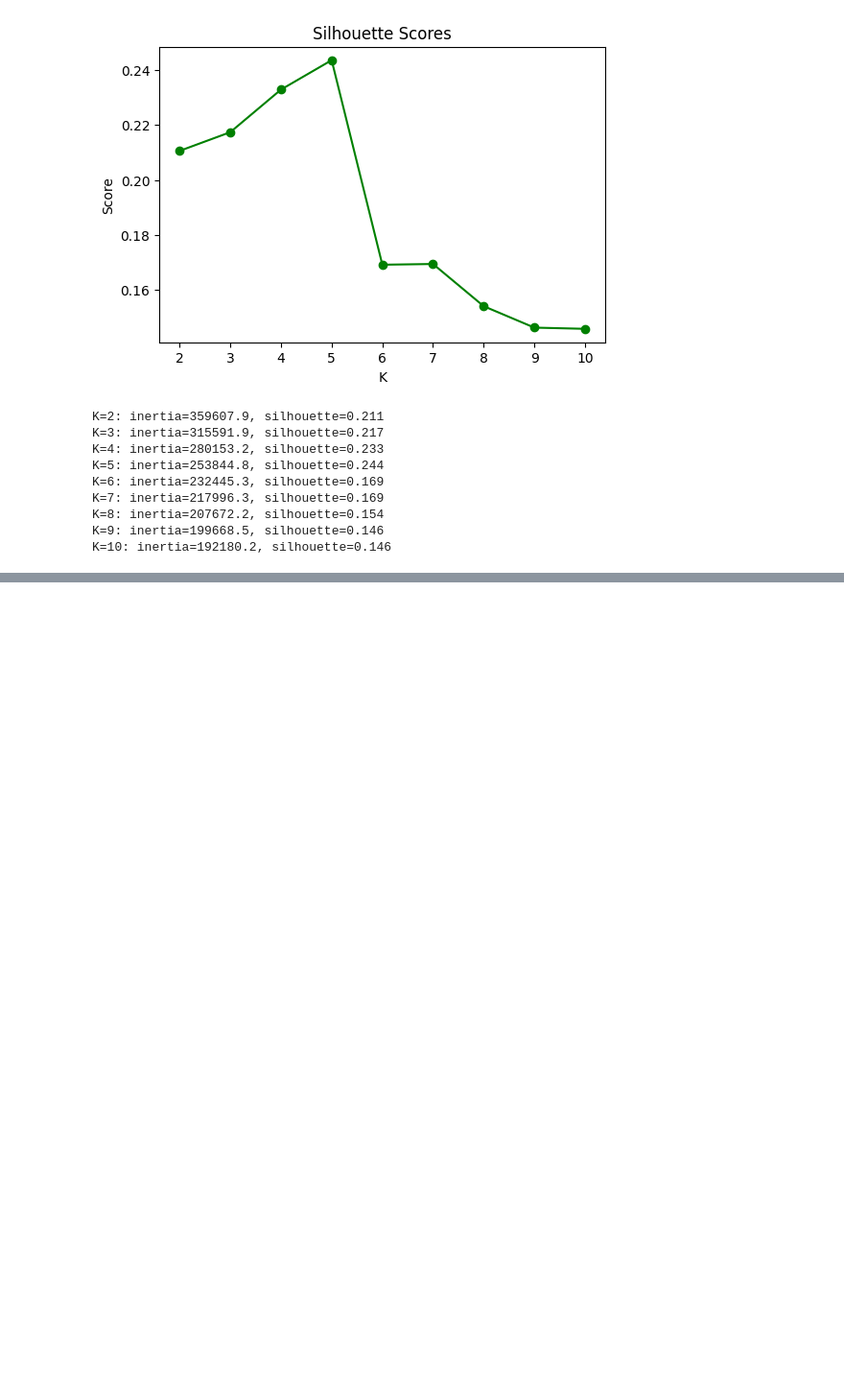
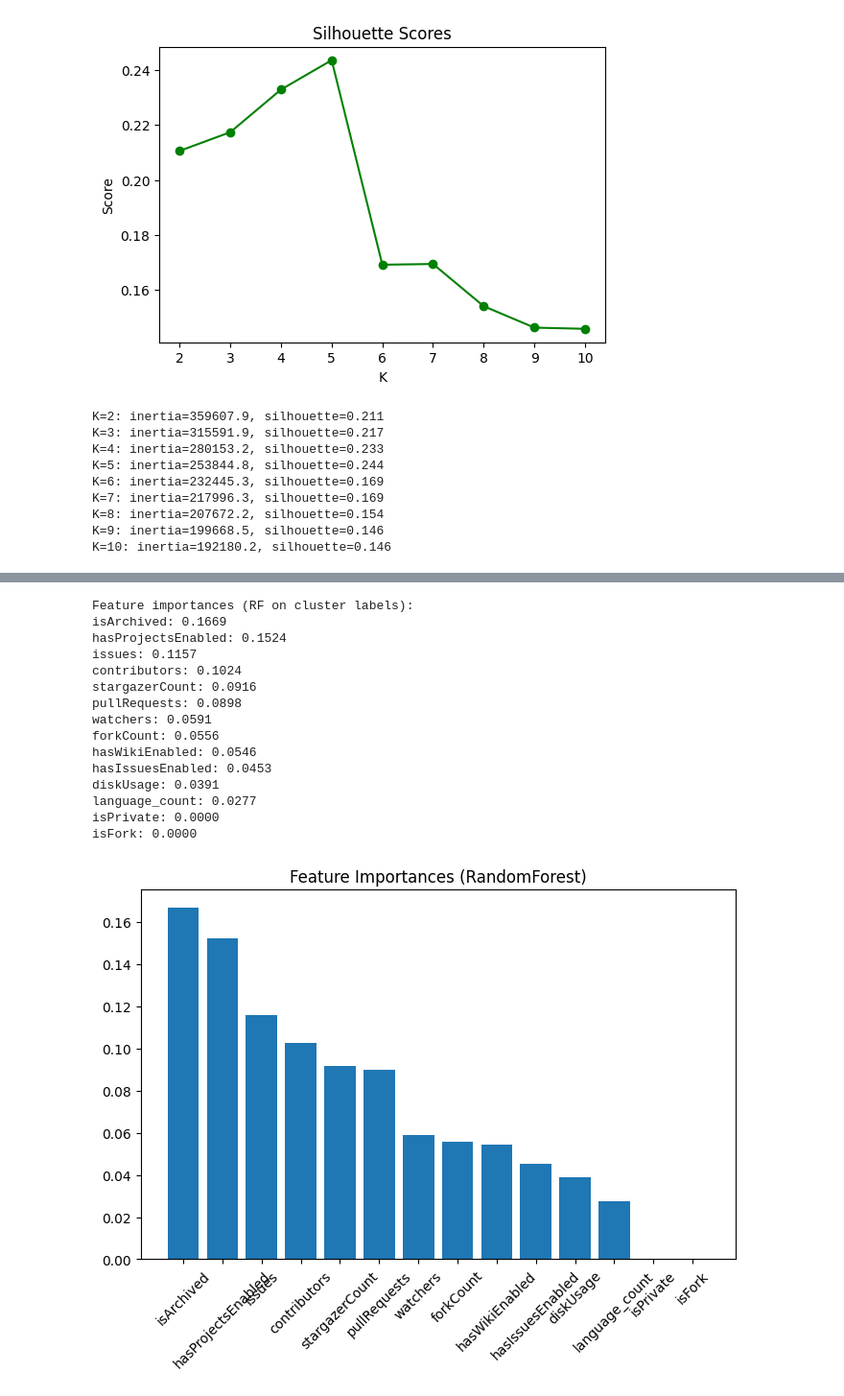
Before and after one commit to Shahbazi-Amir/SmartDevTime, a Jupyter notebook: side_project.ipynb, the cells around one changed output, grey strips where cells are left out. Shown at 96% size. Saved outputs shown, nothing was run; the diff lists cells and outputs as text; code cells hidden in the pictures; blank space fills up the shorter version.

```diff
--- a/side_project.ipynb
+++ b/side_project.ipynb
@@ -835,0 +903,47 @@ K=10: inertia=192180.2, silhouette=0.146
+# %%
+# STEP 5: Feature importance using RandomForestClassifier on cluster labels
+from sklearn.ensemble import RandomForestClassifier
+import matplotlib.pyplot as plt
+import numpy as np
+
+X_cls = df_used[feature_names].to_numpy()
+y_cls = df_used['cluster'].to_numpy()
+
+rf = RandomForestClassifier(
+    n_estimators=100,
+    random_state=42,
+    n_jobs=-1
+)
+rf.fit(X_cls, y_cls)
+
+importances = rf.feature_importances_
+indices = np.argsort(importances)[::-1]
+
+# Print feature importances
+print("Feature importances (RF on cluster labels):")
+for i in indices:
+    print(f"{feature_names[i]}: {importances[i]:.4f}")
+
+# Plot
+plt.figure(figsize=(8,5))
+plt.bar(range(len(feature_names)), importances[indices], align='center')
+plt.xticks(range(len(feature_names)), [feature_names[i] for i in indices], rotation=45)
+plt.title("Feature Importances (RandomForest)")
+plt.show()
+# %% [output]
+Feature importances (RF on cluster labels):
+isArchived: 0.1669
+hasProjectsEnabled: 0.1524
+issues: 0.1157
+contributors: 0.1024
+stargazerCount: 0.0916
+pullRequests: 0.0898
+watchers: 0.0591
+forkCount: 0.0556
+hasWikiEnabled: 0.0546
+hasIssuesEnabled: 0.0453
+diskUsage: 0.0391
+language_count: 0.0277
+isPrivate: 0.0000
+isFork: 0.0000
+[figure, added]
```
Also changed, not shown: parts of 5 cells of this notebook.
